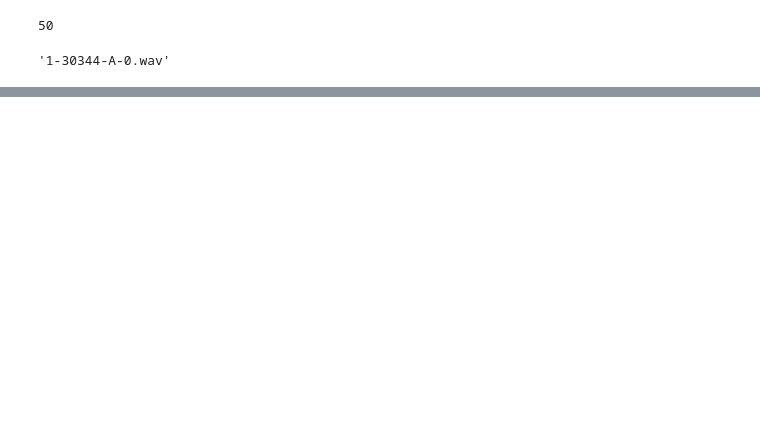
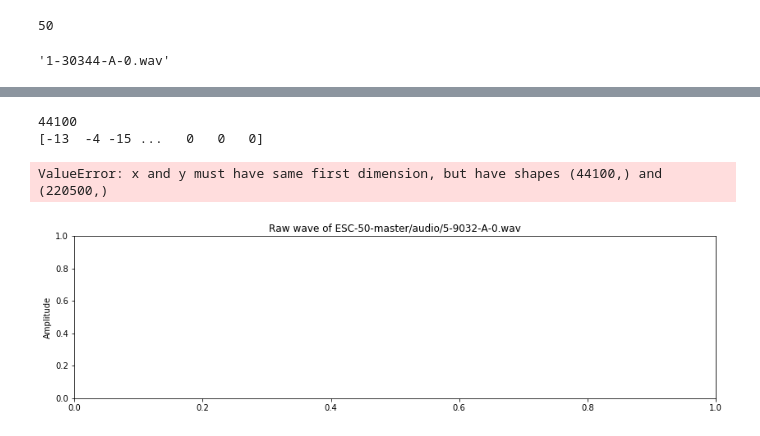
Before and after one commit to aquietlife/whisp, a Jupyter notebook: esc.ipynb, the cells around one changed output, grey strips where cells are left out. Drawn from its saved outputs; the diff is of its cells as text; code cells hidden in the pictures; blank space fills up the shorter version.

Commit message:
playing w spectrograms

```diff
--- a/esc.ipynb
+++ b/esc.ipynb
@@ -95,0 +119,67 @@ ESC-50-master/audio/1-59513-A-0.wav
+# %%
+import os
+from os.path import isdir, join
+from pathlib import Path
+import pandas as pd
+
+# Math
+import numpy as np
+from scipy.fftpack import fft
+from scipy import signal
+from scipy.io import wavfile
+import librosa
+
+from sklearn.decomposition import PCA
+
+# Visualization
+import matplotlib.pyplot as plt
+import seaborn as sns
+import IPython.display as ipd
+import librosa.display
+
+import plotly.offline as py
+py.init_notebook_mode(connected=True)
+import plotly.graph_objs as go
+import plotly.tools as tls
+import pandas as pd
+
+%matplotlib inline
+
+filename = 'ESC-50-master/audio/5-9032-A-0.wav'
+sample_rate, samples = wavfile.read(filename)
+print(sample_rate)
+print(samples)
+
+def log_specgram(audio, sample_rate, window_size=20,
+                 step_size=10, eps=1e-10):
+    nperseg = int(round(window_size * sample_rate / 1e3))
+    noverlap = int(round(step_size * sample_rate / 1e3))
+    freqs, times, spec = signal.spectrogram(audio,
+                                    fs=sample_rate,
+                                    window='hann',
+                                    nperseg=nperseg,
+                                    noverlap=noverlap,
+                                    detrend=False)
+    return freqs, times, np.log(spec.T.astype(np.float32) + eps)
+
+freqs, times, spectrogram = log_specgram(samples, sample_rate)
+
+fig = plt.figure(figsize=(14, 8))
+ax1 = fig.add_subplot(211)
+ax1.set_title('Raw wave of ' + filename)
+ax1.set_ylabel('Amplitude')
+ax1.plot(np.linspace(0, sample_rate/len(samples), sample_rate), samples)
+
+ax2 = fig.add_subplot(212)
+ax2.imshow(spectrogram.T, aspect='auto', origin='lower',
+           extent=[times.min(), times.max(), freqs.min(), freqs.max()])
+ax2.set_yticks(freqs[::16])
+ax2.set_xticks(times[::16])
+ax2.set_title('Spectrogram of ' + filename)
+ax2.set_ylabel('Freqs in Hz')
+ax2.set_xlabel('Seconds')
+# %% [output]
+44100
+[-13  -4 -15 ...   0   0   0]
+ValueError: x and y must have same first dimension, but have shapes (44100,) and (220500,)
+[figure, added]
```
Also changed, not shown: parts of 8 cells of this notebook, 1 other file.
